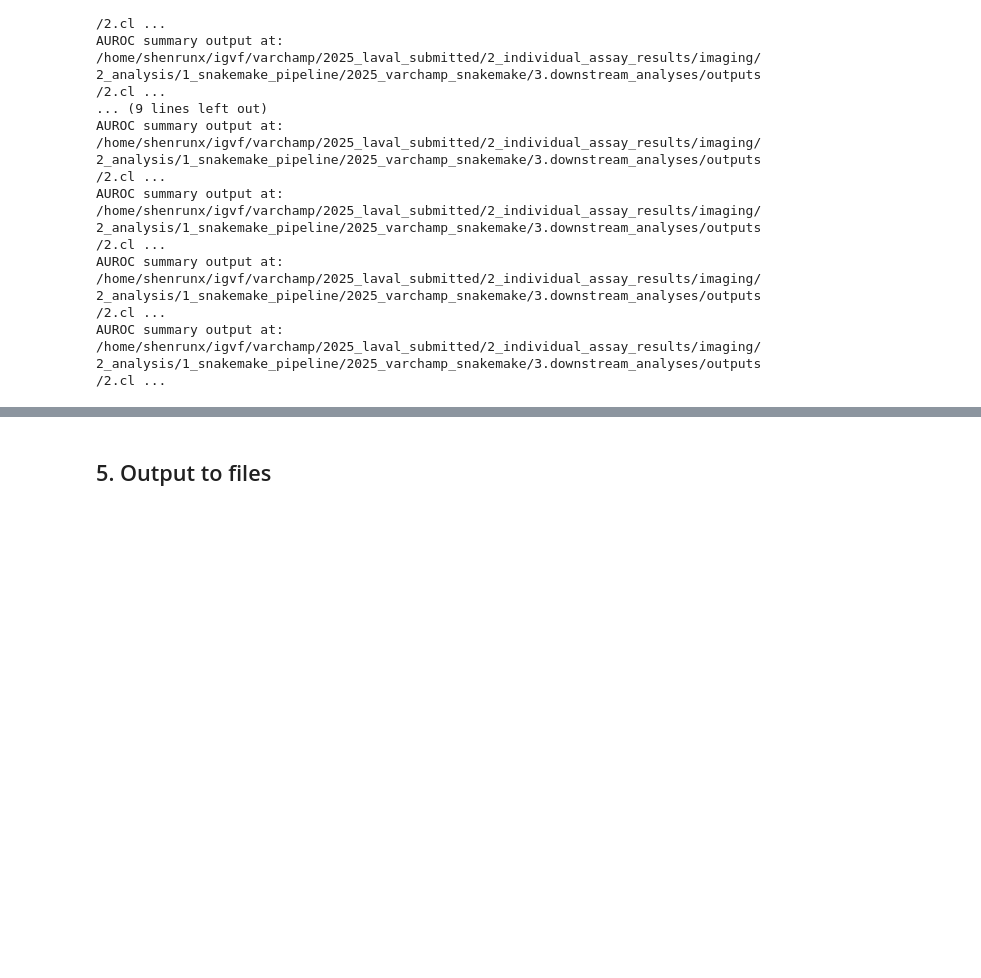
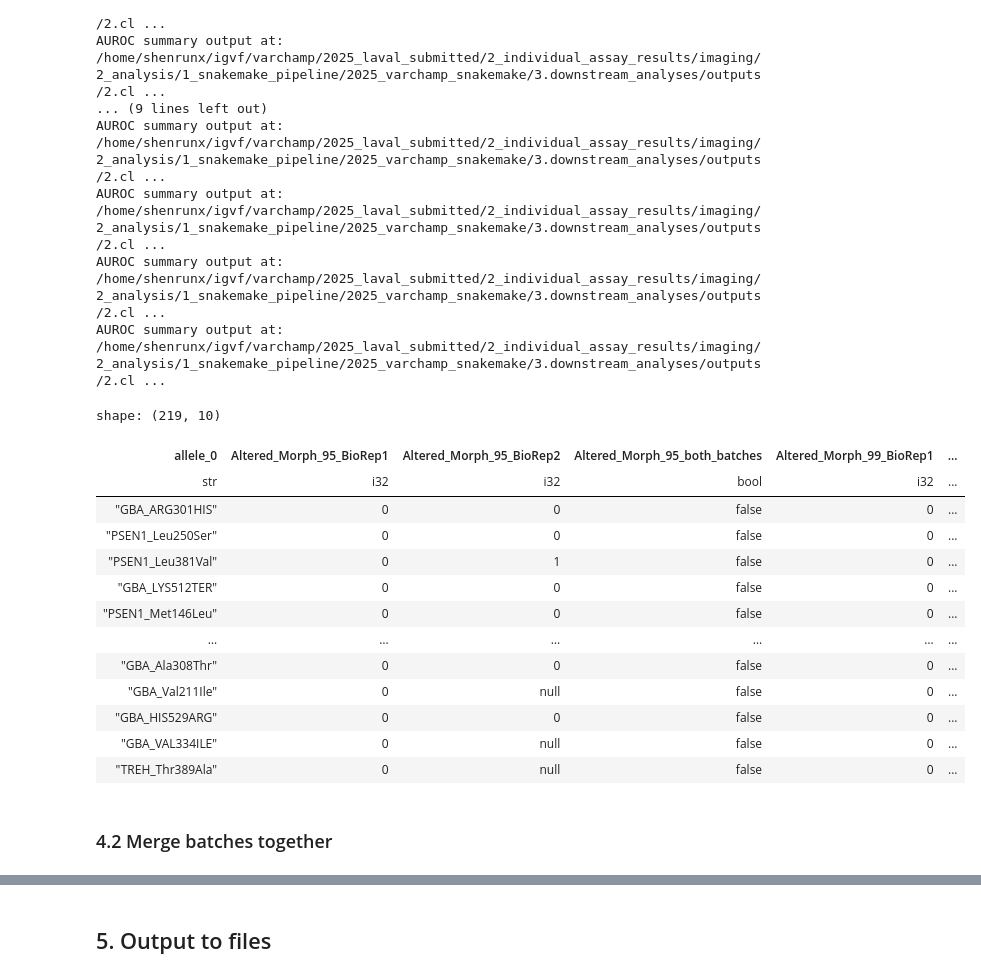
Before and after one commit to broadinstitute/2025_varchamp_snakemake, a Jupyter notebook: 3.downstream_analyses/scripts/3_classification_metrics.ipynb, the cells around one changed output, grey strips where cells are left out. Saved outputs shown, nothing was run; the diff lists cells and outputs as text; code cells hidden in the pictures; blank space fills up the shorter version.

```diff
--- a/3.downstream_analyses/scripts/3_classification_metrics.ipynb
+++ b/3.downstream_analyses/scripts/3_classification_metrics.ipynb
@@ -648,7 +647,6 @@ for bio_rep, bio_rep_batches in BIO_REP_BATCHES_DICT.items():
 
         ## Create separate pivot tables for each threshold and combine them
         all_threshold_dfs = []
-
         for auroc in AUROC_THRESHOLDS:
             threshold_name = f"{auroc*100:.0f}"
             # Create pivot for this threshold
@@ -660,20 +658,20 @@ for bio_rep, bio_rep_batches in BIO_REP_BATCHES_DICT.items():
                 )
                 # Rename batch columns to include threshold
                 .rename({
-                    f"B{batch.split('_')[-1]}": f"Altered_{cell_change[:5]}_{threshold_name}_batch{batch.split('_')[-1]}"
-                    for batch in bio_rep_batches
+                    f"B{batch.split('_')[-1]}": f"Altered_{cell_change[:5]}_{threshold_name}_BioRep{idx+1}"
+                    for idx, batch in enumerate(bio_rep_batches)
                 })
                 .with_columns(
                     # Create a list of batch columns
                     pl.concat_list([
-                        pl.col(f"Altered_{cell_change[:5]}_{threshold_name}_batch{batch.split('_')[-1]}") == 1
-                        for batch in bio_rep_batches
+                        pl.col(f"Altered_{cell_change[:5]}_{threshold_name}_BioRep{idx+1}")==1
+                        for idx, batch in enumerate(bio_rep_batches)
                     ]).alias("batch_values")
                 )
                 .with_columns(
                     # Check if all non-null values are 1, and at least one value is 1
-                    (pl.col("batch_values").list.drop_nulls().list.all()).alias(f"Altered_{cell_change[:5]}_{threshold_name}_both_batches"),
-                    (pl.col("batch_values").list.drop_nulls().list.any()).alias(f"Altered_{cell_change[:5]}_{threshold_name}_any_batches")
+                    (pl.col("batch_values").list.drop_nulls().list.all()).alias(f"Altered_{cell_change[:5]}_{threshold_name}_both_batches")
+                    # (pl.col("batch_values").list.drop_nulls().list.any()).alias(f"Altered_{cell_change[:5]}_{threshold_name}_any_batches")
                 )
                 .drop("batch_values")  # Remove helper column
             )
@@ -711,28 +709,16 @@ for bio_rep, bio_rep_batches in BIO_REP_BATCHES_DICT.items():
             on="Batch",
             values="AUROC_mean",
         ).rename(
-            {f"B{batch.split('_')[-1]}": f"AUROC_batch{batch.split('_')[-1]}" for batch in bio_rep_batches}
+            {f"B{batch.split('_')[-1]}": f"AUROC_BioRep{idx+1}" for idx, batch in enumerate(bio_rep_batches)}
         ).with_columns(
             pl.mean_horizontal(
                 [
-                    pl.col(f"AUROC_batch{batch.split('_')[-1]}")
-                    for batch in bio_rep_batches
+                    pl.col(f"AUROC_BioRep{idx+1}")
+                    for idx, batch in enumerate(bio_rep_batches)
                 ]#, ignore_nulls=True
             ).alias("AUROC_Mean")
-            # (
-            #     reduce(
-            #         operator.add,
-            #         [
-            #             pl.col(f"AUROC_batch{batch.split('_')[-1]}")
-            #             for batch in bio_rep_batches
-            #         ]
-            #     )
-            #     / len(bio_rep_batches)
-
-            # )
         )
         change_summary = change_binary.join(change_auroc, on="allele_0")
-        # display(change_summary.filter(pl.col(f"Altered_{cell_change[:5]}_both_batches")))
 
         for auroc in AUROC_THRESHOLDS:
             threshold_name = f"{auroc*100:.0f}"
@@ -742,8 +728,6 @@ for bio_rep, bio_rep_batches in BIO_REP_BATCHES_DICT.items():
                 change_summary.filter(pl.col(f"Altered_{cell_change[:5]}_{threshold_name}_both_batches")).with_columns(
                 pl.col("allele_0").str.extract(r"^([^_]+)", 1).alias("symbol")
             ).group_by(by="symbol").len().sort(by="len", descending=True), on="by", suffix="_hits", how="left").to_pandas()
-            # if cell_change == "GFP":
-            #     total_allele_hit_sum_df = plot_gene_level_summary(total_allele_hit_sum_df, cell_change, f"{threshold_name}th_Percentile")
 
         # if os.path.exists(f"{CLASS_RES_OUTDIR}/{bio_rep}/altered_{cell_change[:5]}_summary_auroc.csv"):
         #     print(f"AUROC summary exists at: {CLASS_RES_OUTDIR}/{bio_rep}/altered_{cell_change[:5]}_summary_auroc.csv")
@@ -768,6 +752,27 @@ AUROC summary output at: /home/shenrunx/igvf/varchamp/2025_laval_submitted/2_ind
 AUROC summary output at: /home/shenrunx/igvf/varchamp/2025_laval_submitted/2_individual_assay_results/imaging/2_analysis/1_snakemake_pipeline/2025_varchamp_snakemake/3.downstream_analyses/outputs/2.cl ...
 AUROC summary output at: /home/shenrunx/igvf/varchamp/2025_laval_submitted/2_individual_assay_results/imaging/2_analysis/1_snakemake_pipeline/2025_varchamp_snakemake/3.downstream_analyses/outputs/2.cl ...
 AUROC summary output at: /home/shenrunx/igvf/varchamp/2025_laval_submitted/2_individual_assay_results/imaging/2_analysis/1_snakemake_pipeline/2025_varchamp_snakemake/3.downstream_analyses/outputs/2.cl ...
+# %%
+change_summary.filter(
+    (~pl.col("Altered_Morph_95_both_batches")) & ((pl.col("Altered_Morph_95_BioRep1")==0) | (pl.col("Altered_Morph_95_BioRep2")==0))
+)
+# %% [output]
+shape: (219, 10)
+| allele_0 | Altered_Morph_95_BioRep1 | Altered_Morph_95_BioRep2 | Altered_Morph_95_both_batches | Altered_Morph_99_BioRep1 | ... |
+| str | i32 | i32 | bool | i32 | ... |
+| "GBA_ARG301HIS" | 0 | 0 | false | 0 | ... |
+| "PSEN1_Leu250Ser" | 0 | 0 | false | 0 | ... |
+| "PSEN1_Leu381Val" | 0 | 1 | false | 0 | ... |
+| "GBA_LYS512TER" | 0 | 0 | false | 0 | ... |
+| "PSEN1_Met146Leu" | 0 | 0 | false | 0 | ... |
+| … | … | … | … | … | ... |
+| "GBA_Ala308Thr" | 0 | 0 | false | 0 | ... |
+| "GBA_Val211Ile" | 0 | null | false | 0 | ... |
+| "GBA_HIS529ARG" | 0 | 0 | false | 0 | ... |
+| "GBA_VAL334ILE" | 0 | null | false | 0 | ... |
+| "TREH_Thr389Ala" | 0 | null | false | 0 | ... |
+# %% [markdown]
+### 4.2 Merge batches together
 # %%
 change_summary_df = pl.DataFrame()
 for cell_change in FEAT_SETS:
```
Also changed, not shown: parts of 13 cells of this notebook, 42 other files.
